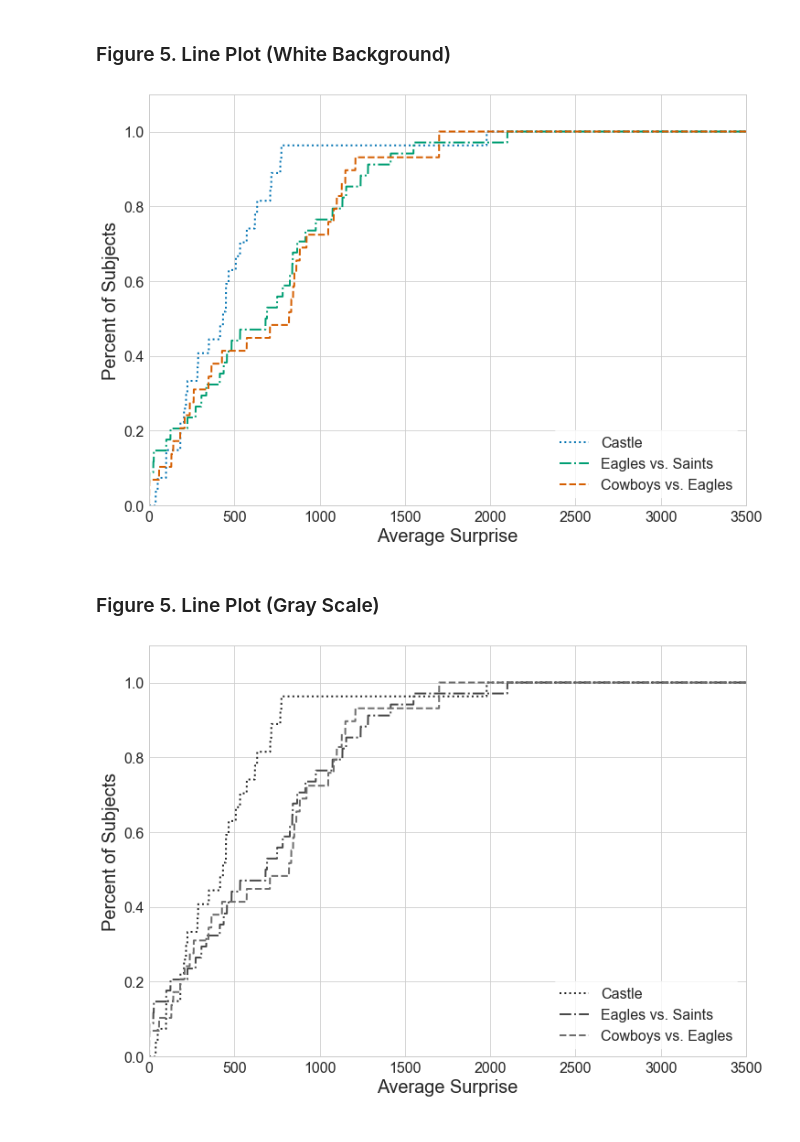
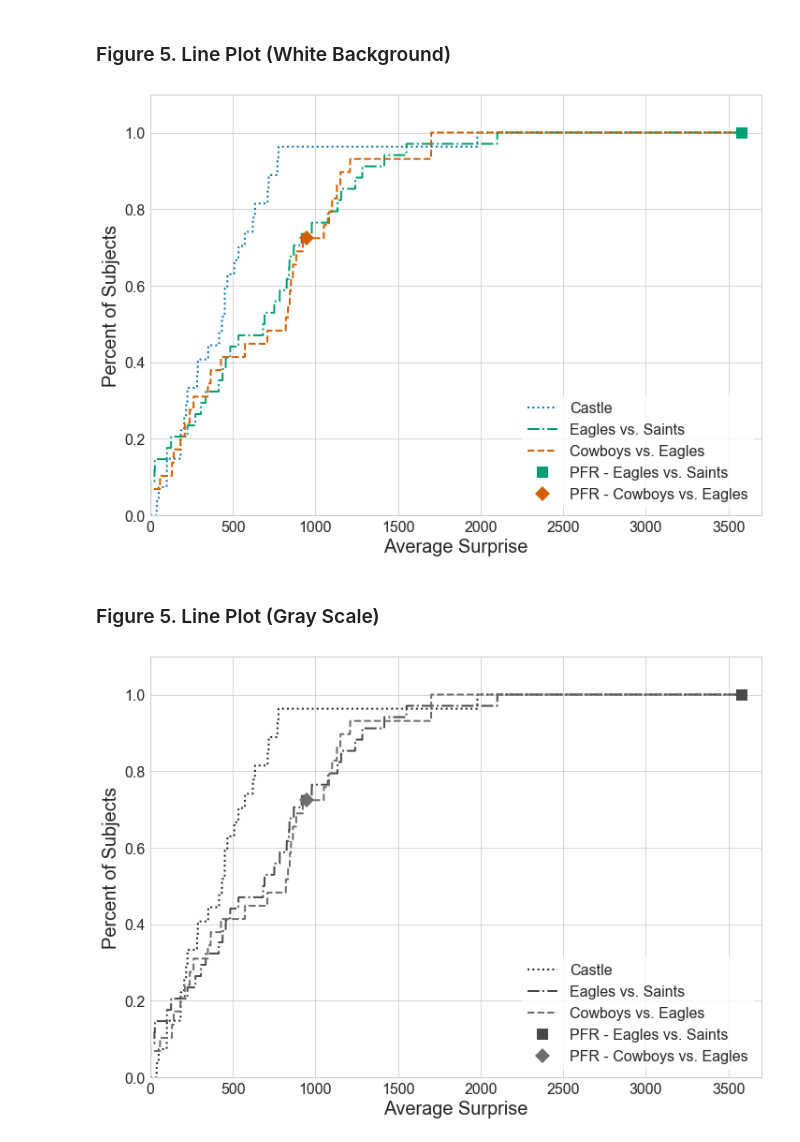
Before and after one commit to cesslab/Experiment-SuspenseAndSurprise, a Jupyter notebook: SchotterKesslerMcClellan_SuspenseAndSurprise.ipynb, the cells around one changed output. Cells and saved outputs as stored; diff of their text form; code cells hidden in the pictures.

Commit message:
Added PFR points for figure 5

```diff
--- a/SchotterKesslerMcClellan_SuspenseAndSurprise.ipynb
+++ b/SchotterKesslerMcClellan_SuspenseAndSurprise.ipynb
@@ -281,28 +278,33 @@ f5df.columns = ['s', 'c', 'se', 'ce']
 # %%
 plt.figure(figsize=(11.7,8.27))
 sns.set(context="paper", palette="colorblind", style="whitegrid", font_scale=2)
-plt.xlim(0, 3500, 250)
+plt.xlim(0, 3700, 250)
 plt.ylim(0, 1.1, 0.1)
 plt.xlabel('Average Surprise', fontsize=20)
 plt.ylabel('Percent of Subjects', fontsize=20)
 l1, = plt.plot(f5df['s'], f5df['c'], label='Castle', linestyle=":")
 l2, = plt.plot(f5df['s'], f5df['se'], label='Eagles vs. Saints', linestyle="-.")
 l3, = plt.plot(f5df['s'], f5df['ce'], label='Cowboys vs. Eagles', linestyle="--")
 plt.setp(l1, linewidth=2)
 plt.setp(l2, linewidth=2)
 plt.setp(l3, linewidth=2)
-legend = plt.legend(handles=[l1, l2, l3], frameon=1)
+
+p1, = plt.plot([3582], [1], marker='s', markersize=12, linestyle='none', color=l2.get_color(), label='PFR - Eagles vs. Saints')
+p2, = plt.plot([944], [0.724], marker='D', markersize=12, linestyle='none', color=l3.get_color(), label='PFR - Cowboys vs. Eagles')
+
+legend = plt.legend(handles=[l1, l2, l3, p1, p2], frameon=1)
+
 frame = legend.get_frame()
 frame.set_facecolor('white')
 frame.set_edgecolor('white')
 # %% [output]
-[figure, old version]
+[figure, new version]
 # %% [markdown]
 ### Figure 5. Line Plot (Gray Scale)
 # %%
 plt.figure(figsize=(11.7,8.27))
 sns.set(context="paper", palette="gray", style="whitegrid", font_scale=2)
-plt.xlim(0, 3500, 250)
+plt.xlim(0, 3700, 250)
 plt.ylim(0, 1.1, 0.1)
 plt.xlabel('Average Surprise', fontsize=20)
 plt.ylabel('Percent of Subjects', fontsize=20)
@@ -312,9 +314,14 @@ l3, = plt.plot(f5df['s'], f5df['ce'], label='Cowboys vs. Eagles', linestyle="--"
 plt.setp(l1, linewidth=2)
 plt.setp(l2, linewidth=2)
 plt.setp(l3, linewidth=2)
-legend = plt.legend(handles=[l1, l2, l3], frameon=1)
+
+p1, = plt.plot([3582], [1], marker='s', markersize=12, linestyle='none', color=l2.get_color(), label='PFR - Eagles vs. Saints')
+p2, = plt.plot([944], [0.724], marker='D', markersize=12, linestyle='none', color=l3.get_color(), label='PFR - Cowboys vs. Eagles')
+
+legend = plt.legend(handles=[l1, l2, l3, p1, p2], frameon=1)
+
 frame = legend.get_frame()
 frame.set_facecolor('white')
 frame.set_edgecolor('white')
 # %% [output]
-[figure, old version]
+[figure, new version]
```
Also changed, not shown: parts of 2 cells of this notebook.
